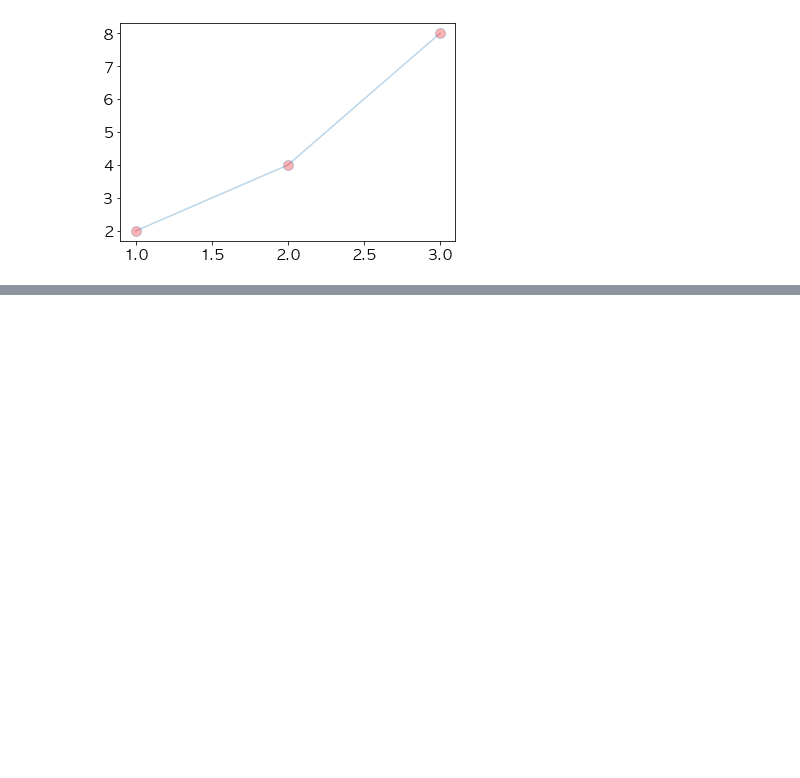
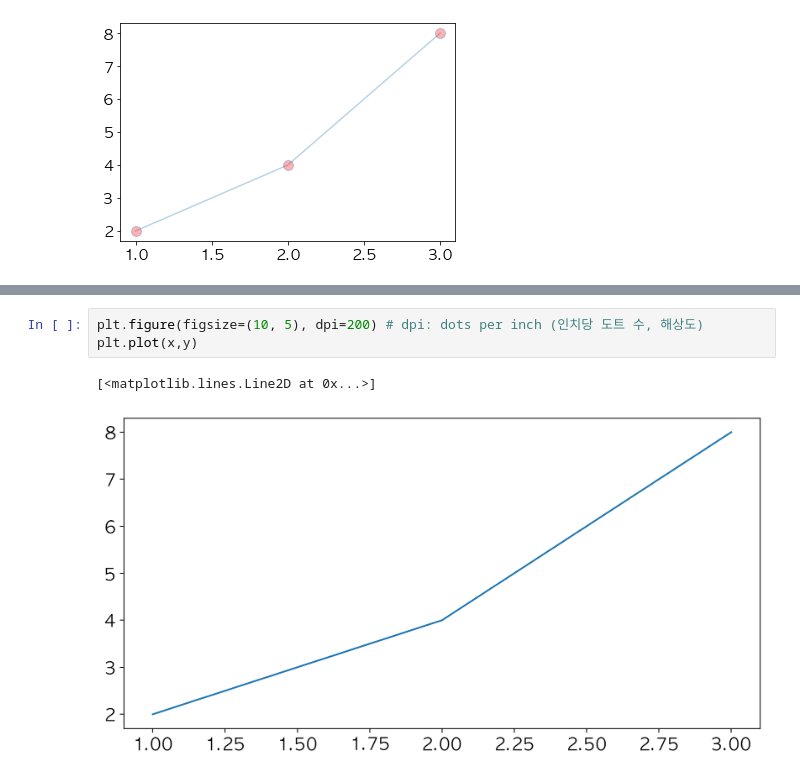
Before and after one commit to jexists/study_python, a Jupyter notebook: machine_learning/260324_inflearn/matplotlib/04.style.ipynb, the cells around one changed output, grey strips where cells are left out. Saved outputs shown, nothing was run; the diff lists cells and outputs as text; blank space fills up the shorter version.

```diff
--- a/machine_learning/260324_inflearn/matplotlib/04.style.ipynb
+++ b/machine_learning/260324_inflearn/matplotlib/04.style.ipynb
@@ -173,0 +194,6 @@ plt.plot(x,y, marker='o', mfc='red', ms=10, alpha=0.3)
+# %%
+plt.figure(figsize=(10, 5), dpi=200) # dpi: dots per inch (인치당 도트 수, 해상도)
+plt.plot(x,y)
+# %% [output]
+[<matplotlib.lines.Line2D at 0x...>]
+[figure, added]
```
Also changed, not shown: parts of 8 cells of this notebook.
